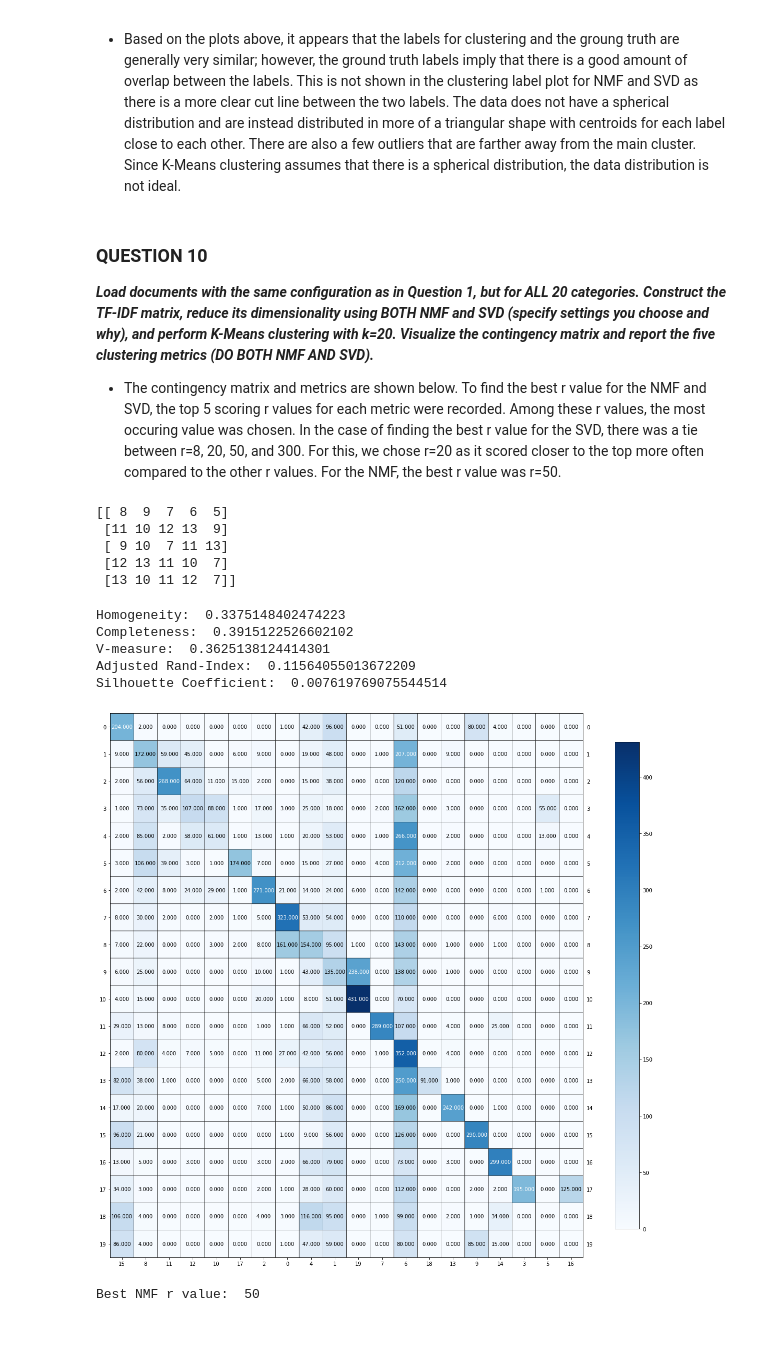
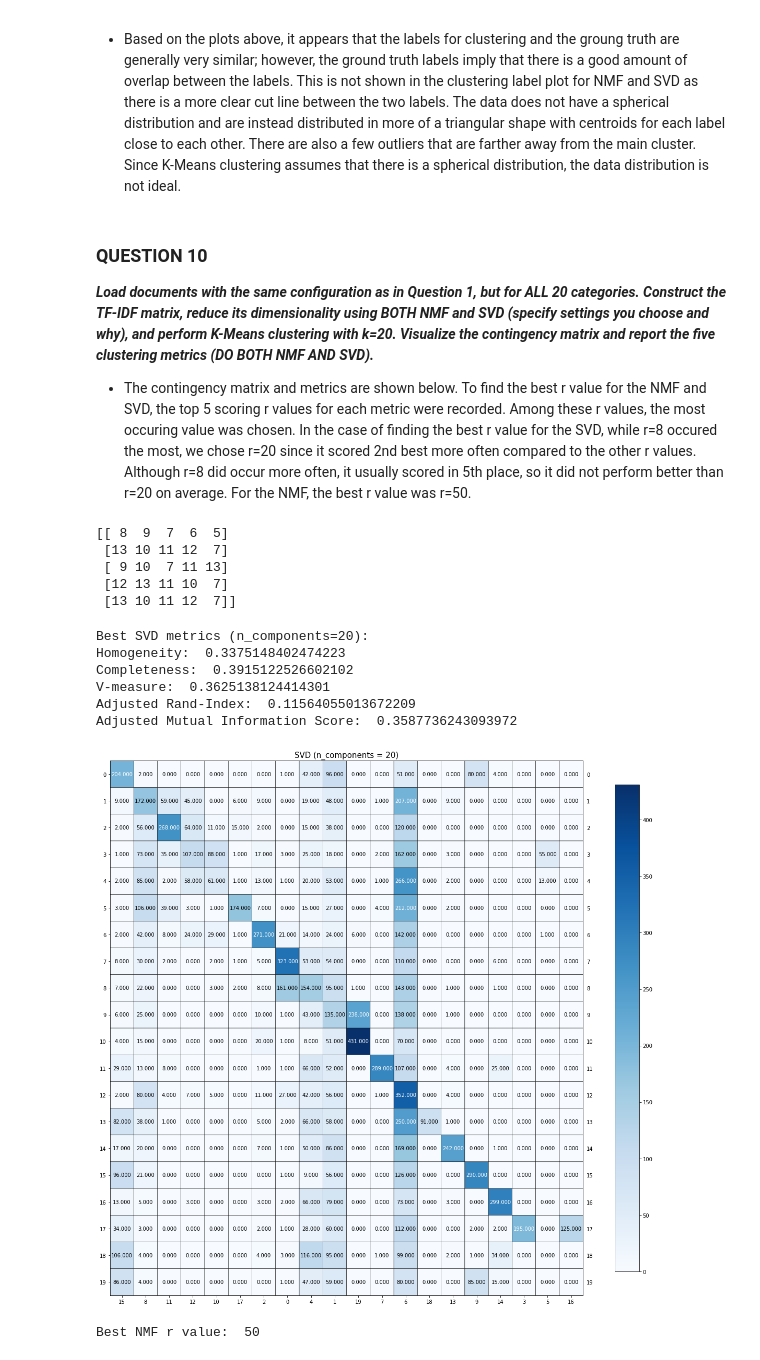
Before and after one commit to stang126/ECE-219-Large-Scale-Data-Mining, a Jupyter notebook: Project 2/Project 2.ipynb, the cells around one changed output. Saved outputs shown, nothing was run; the diff lists cells and outputs as text; code cells hidden in the pictures; blank space fills up the shorter version.

```diff
--- a/Project 2/Project 2.ipynb
+++ b/Project 2/Project 2.ipynb
@@ -313,7 +317,7 @@ axes[1, 1].title.set_text('NMF: Ground Truth Label')
 ### QUESTION 10
 
 ***Load documents with the same configuration as in Question 1, but for ALL 20 categories. Construct the TF-IDF matrix, reduce its dimensionality using BOTH NMF and SVD (specify settings you choose and why), and perform K-Means clustering with k=20. Visualize the contingency matrix and report the five clustering metrics (DO BOTH NMF AND SVD).***
-- The contingency matrix and metrics are shown below. To find the best r value for the NMF and SVD, the top 5 scoring r values for each metric were recorded. Among these r values, the most occuring value was chosen. In the case of finding the best r value for the SVD, there was a tie between r=8, 20, 50, and 300. For this, we chose r=20 as it scored closer to the top more often compared to the other r values. For the NMF, the best r value was r=50.
+- The contingency matrix and metrics are shown below. To find the best r value for the NMF and SVD, the top 5 scoring r values for each metric were recorded. Among these r values, the most occuring value was chosen. In the case of finding the best r value for the SVD, while r=8 occured the most, we chose r=20 since it scored 2nd best more often compared to the other r values. Although r=8 did occur more often, it usually scored in 5th place, so it did not perform better than r=20 on average. For the NMF, the best r value was r=50.
 # %%
 # load data
 newsgroups = fetch_20newsgroups(remove=('headers', 'footers'))
@@ -332,19 +336,19 @@ import pandas as pd
 
 # search for best r value for SVD
 r = [1,2,3,4,5,6,7,8,9,10,20,50,100,300]
-svd_adj_rand_score, svd_sil_score, svd_hom_score, svd_comp_score, svd_v_score = SVD_score(r,20,newsgroups_tfidf, newsgroups.target)
+svd_adj_rand_score, svd_mutual_score, svd_hom_score, svd_comp_score, svd_v_score = SVD_score(r,20,newsgroups_tfidf, newsgroups.target)
 
-svd_score=[svd_adj_rand_score, svd_sil_score, svd_hom_score, svd_comp_score, svd_v_score]
+svd_score=[svd_adj_rand_score, svd_mutual_score, svd_hom_score, svd_comp_score, svd_v_score]
 argmaxes=[]
 for i in svd_score:
     sort=list(np.argsort(i))
     sort.reverse()
     argmaxes.extend(sort[:5])
 svd_top5_ind=np.array(argmaxes).reshape(5,-1)
-print(svd_top5_ind)
+print(svd_top5_ind) # print index value of r for top 5 scoring metrics
 # %% [output]
 [[ 8  9  7  6  5]
- [11 10 12 13  9]
+ [13 10 11 12  7]
  [ 9 10  7 11 13]
  [12 13 11 10  7]
  [13 10 11 12  7]]
@@ -354,28 +358,26 @@ trunc_svd = svd_bestr.fit_transform(newsgroups_tfidf)
 kmeans.fit(trunc_svd)
 
 # print clustering measures
-print("Homogeneity: ", cluster.homogeneity_score(newsgroups.target, kmeans.labels_))
-print("Completeness: ",cluster. completeness_score(newsgroups.target, kmeans.labels_))
-print("V-measure: ", cluster.v_measure_score(newsgroups.target, kmeans.labels_))
-print("Adjusted Rand-Index: ", cluster.adjusted_rand_score(newsgroups.target, kmeans.labels_))
-print("Silhouette Coefficient: ", cluster.silhouette_score(newsgroups_tfidf, kmeans.labels_, sample_size=2000))
+print('Best SVD metrics (n_components=20):')
+print_cluster_metrics(newsgroups.target, kmeans.labels_)
 # %% [output]
+Best SVD metrics (n_components=20):
 Homogeneity:  0.3375148402474223
 Completeness:  0.3915122526602102
 V-measure:  0.3625138124414301
 Adjusted Rand-Index:  0.11564055013672209
-Silhouette Coefficient:  0.007619769075544514
+Adjusted Mutual Information Score:  0.3587736243093972
 # %%
 from plotmat import plot_mat
 from scipy.optimize import linear_sum_assignment
 from sklearn.metrics import confusion_matrix
 
 # plot confusion matrix
 cm = confusion_matrix(newsgroups.target, kmeans.labels_)
 rows, cols = linear_sum_assignment(cm, maximize=True)
-plot_mat(cm[rows[:, np.newaxis], cols], xticklabels=cols,yticklabels=rows, size=(15,15))
+plot_mat(cm[rows[:, np.newaxis], cols], xticklabels=cols,yticklabels=rows, size=(15,15), title='SVD (n_components = 20)')
 # %% [output]
-[figure, old version]
+[figure, new version]
 # %%
 # search for best r value for NMF
 r = [1,2,3,4,5,6,7,8,9,10,20,50,100,300]
```
Also changed, not shown: parts of 45 cells of this notebook.
